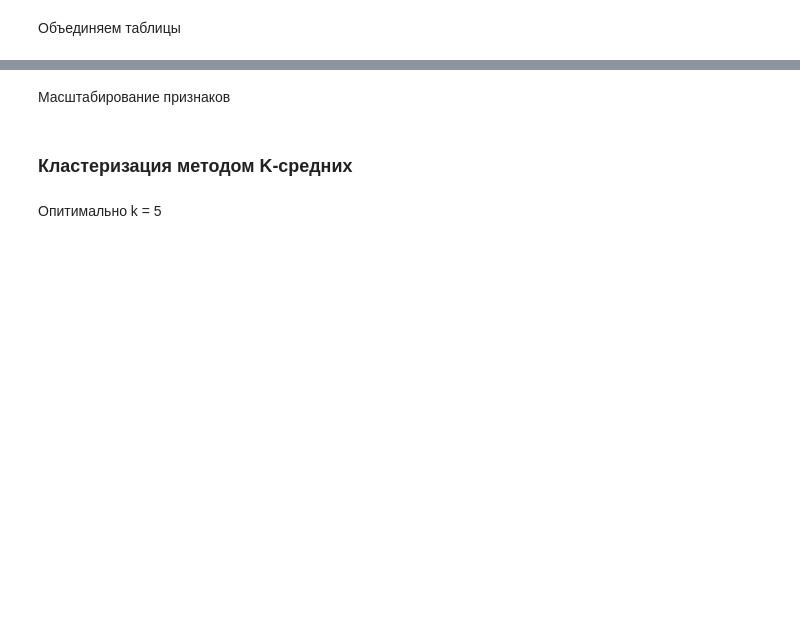
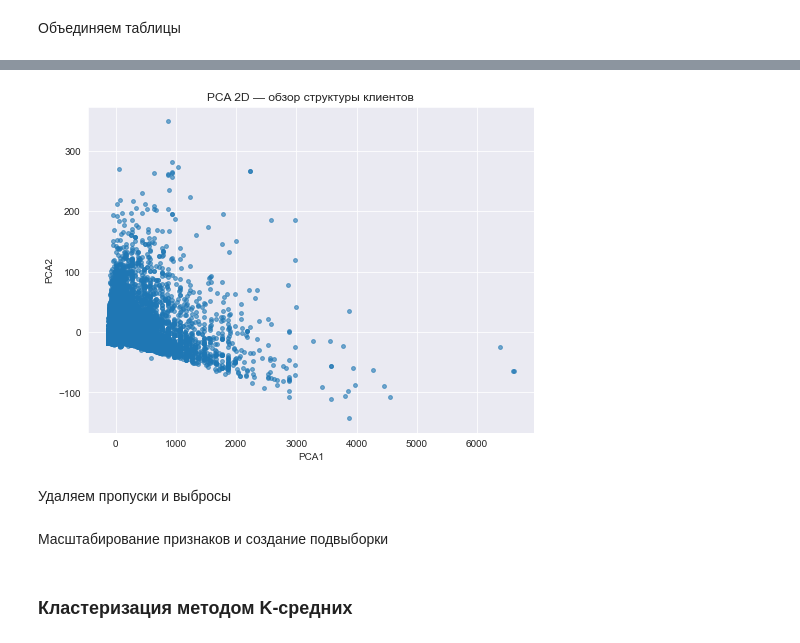
Before and after one commit to Sus-arch/Brazilian-E-Commerce-ML, a Jupyter notebook: clusterization/solution.ipynb, the cells around one changed output, grey strips where cells are left out. Drawn from its saved outputs; the diff is of its cells as text; code cells hidden in the pictures; blank space fills up the shorter version.

```diff
--- a/clusterization/solution.ipynb
+++ b/clusterization/solution.ipynb
@@ -109,0 +110,15 @@ customer_features.describe()
+# %%
+from sklearn.decomposition import PCA
+
+pca = PCA(n_components=2, random_state=42)
+X_pca = pca.fit_transform(customer_agg[features].fillna(0))  # заполняем NaN если есть
+plt.figure(figsize=(8,6))
+plt.scatter(X_pca[:,0], X_pca[:,1], s=15, alpha=0.6)
+plt.title("PCA 2D — обзор структуры клиентов")
+plt.xlabel("PCA1")
+plt.ylabel("PCA2")
+plt.show()
+# %% [output]
+[figure, added]
+# %% [markdown]
+Удаляем пропуски и выбросы
@@ -110,2 +140,2 @@ customer_features.describe()
 # %% [markdown]
-Масштабирование признаков
+Масштабирование признаков и создание подвыборки
@@ -132,2 +154,0 @@ plt.show()
-# %% [markdown]
-Опитимально k = 5
```
Also changed, not shown: parts of 46 cells of this notebook, 1 other file.
